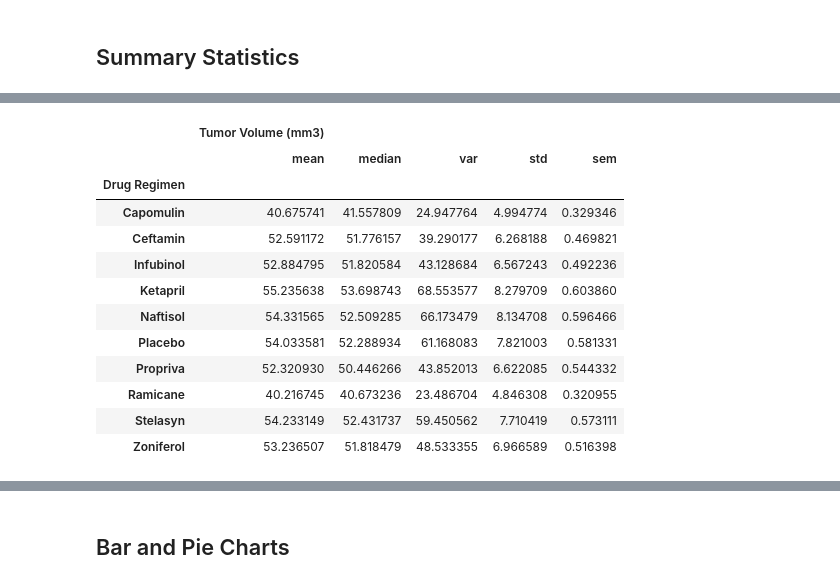
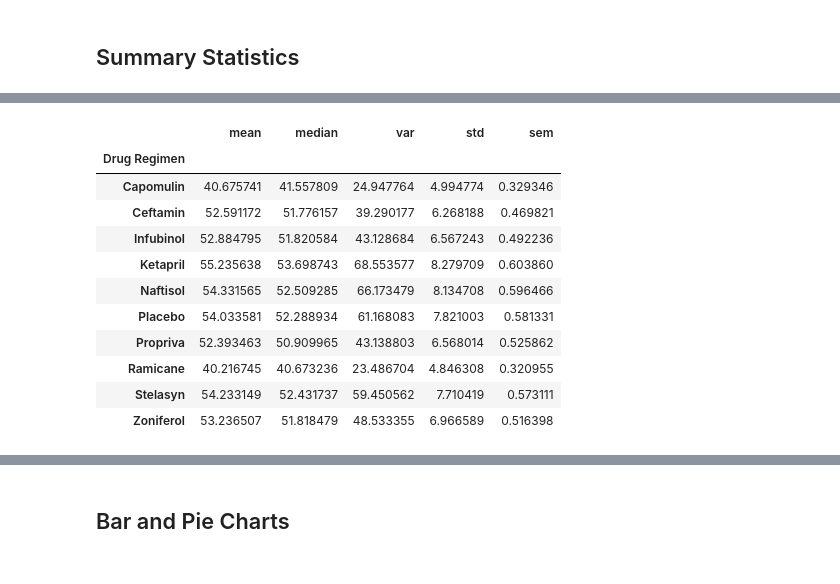
Before and after one commit to callmidrey/data_visualization_challenge, a Jupyter notebook: Starter_Code/Pymaceuticals/pymaceuticals_practice_sheet.ipynb, the cells around one changed output, grey strips where cells are left out. Saved outputs shown, nothing was run; the diff lists cells and outputs as text; code cells hidden in the pictures.

```diff
--- a/Starter_Code/Pymaceuticals/pymaceuticals_practice_sheet.ipynb
+++ b/Starter_Code/Pymaceuticals/pymaceuticals_practice_sheet.ipynb
@@ -10,6 +10,10 @@
 import matplotlib.pyplot as plt
 import pandas as pd
 import scipy.stats as st
+import numpy as np
+from scipy.stats import linregress
+from sklearn.linear_model import LinearRegression
+
 
 # Study data files
 mouse_metadata_path = "data/Mouse_metadata.csv"
@@ -20,11 +24,11 @@ mouse_metadata = pd.read_csv(mouse_metadata_path)
 study_results = pd.read_csv(study_results_path)
 
 # Combine the data into a single DataFrame
-school_data_complete = pd.merge(student_data, school_data, how="left", on=["school_name", "school_name"])
+mouse_data_complete = pd.merge(study_results, mouse_metadata, how="left", on=["Mouse ID", "Mouse ID"])
 
 
 # Display the data table for preview
-school_data_complete.head()
+mouse_data_complete.head()
 # %% [output]
 |  | Mouse ID | Timepoint | Tumor Volume (mm3) | Metastatic Sites | Drug Regimen | Sex | Age_months | ... |
 | 0 | b128 | 0 | 45.0 | 0 | Capomulin | Female | 9 | ... |
@@ -60,6 +88,10 @@ array(['g989'], dtype=object)
 | 1592 | g989 | 35 | 62.570880 | 2 | Propriva | Female | 21 | ... |
 # %%
 # Create a clean DataFrame by dropping the duplicate mouse by its ID.
+clean_mouse_df = mouse_data_complete.drop_duplicates(subset=['Mouse ID', 'Timepoint'], keep ='first')
+
+# Print the clean DataFrame
+clean_mouse_df.head()
 # %% [output]
 |  | Mouse ID | Timepoint | Tumor Volume (mm3) | Metastatic Sites | Drug Regimen | Sex | Age_months | ... |
 | 0 | b128 | 0 | 45.0 | 0 | Capomulin | Female | 9 | ... |
@@ -77,6 +111,24 @@ array(['g989'], dtype=object)
 # Generate a summary statistics table of mean, median, variance, standard deviation, and SEM of the tumor volume for each regimen
 
 # Use groupby and summary statistical methods to calculate the following properties of each drug regimen:
+
+# Group data by 'Drug Regimen'
+grouped = clean_mouse_df.groupby('Drug Regimen')
+
+# Calculate mean, median, variance, standard deviation, and SEM of tumor volume
 # mean, median, variance, standard deviation, and SEM of the tumor volume.
+summary_stats_mean = grouped['Tumor Volume (mm3)'].mean()
+summary_stats_median = grouped['Tumor Volume (mm3)'].median()
+summary_stats_var = grouped['Tumor Volume (mm3)'].var()
+summary_stats_std = grouped['Tumor Volume (mm3)'].std()
+summary_stats_sem = grouped['Tumor Volume (mm3)'].sem()
+
 # Assemble the resulting series into a single summary DataFrame.
+# Name the columns for clarity
+summary_stats = pd.DataFrame({"Mean Tumor Volume": summary_stats_mean, "Median Tumor Volume": summary_stats_median,
+                              "Tumor Volume Variance": summary_stats_var, "Tumor Volume Std. Deviation" : summary_stats_std,
+                              "Tumor Volume Std. Err":summary_stats_sem
+    })
+# Print the summary DataFrame
+summary_stats
 # %% [output]
@@ -95,10 +147,10 @@ array(['g989'], dtype=object)
 # %%
 # A more advanced method to generate a summary statistics table of mean, median, variance, standard deviation,
 # and SEM of the tumor volume for each regimen (only one method is required in the solution)
-
 # Using the aggregation method, produce the same summary statistics in a single line
+summary_stats1 = grouped['Tumor Volume (mm3)'].agg(['mean', 'median', 'var', 'std', 'sem'])
+summary_stats1
 # %% [output]
-|  | Tumor Volume (mm3) |  |  |  |  |
 |  | mean | median | var | std | sem |
 | Drug Regimen |  |  |  |  |  |
 | Capomulin | 40.675741 | 41.557809 | 24.947764 | 4.994774 | 0.329346 |
@@ -107,7 +159,7 @@ array(['g989'], dtype=object)
 | Ketapril | 55.235638 | 53.698743 | 68.553577 | 8.279709 | 0.603860 |
 | Naftisol | 54.331565 | 52.509285 | 66.173479 | 8.134708 | 0.596466 |
 | Placebo | 54.033581 | 52.288934 | 61.168083 | 7.821003 | 0.581331 |
-| Propriva | 52.320930 | 50.446266 | 43.852013 | 6.622085 | 0.544332 |
+| Propriva | 52.393463 | 50.909965 | 43.138803 | 6.568014 | 0.525862 |
 | Ramicane | 40.216745 | 40.673236 | 23.486704 | 4.846308 | 0.320955 |
 | Stelasyn | 54.233149 | 52.431737 | 59.450562 | 7.710419 | 0.573111 |
 | Zoniferol | 53.236507 | 51.818479 | 48.533355 | 6.966589 | 0.516398 |
```
Also changed, not shown: parts of 27 cells of this notebook.
